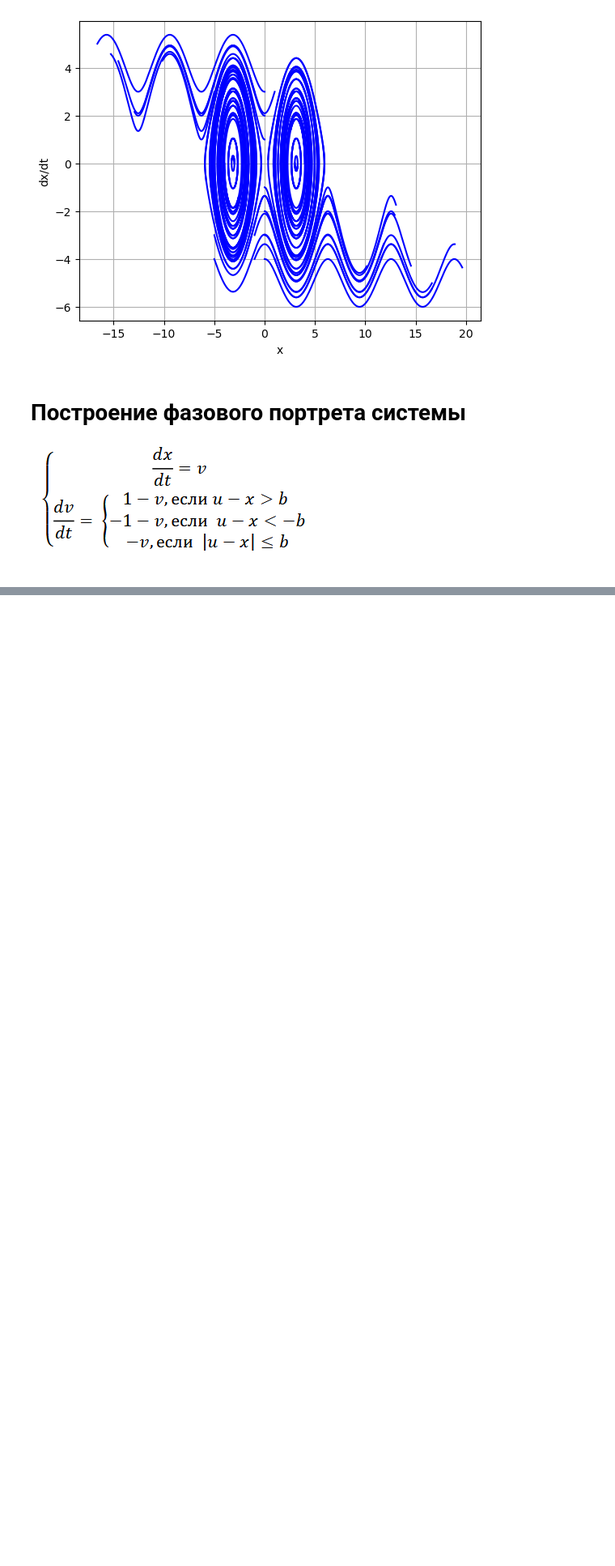
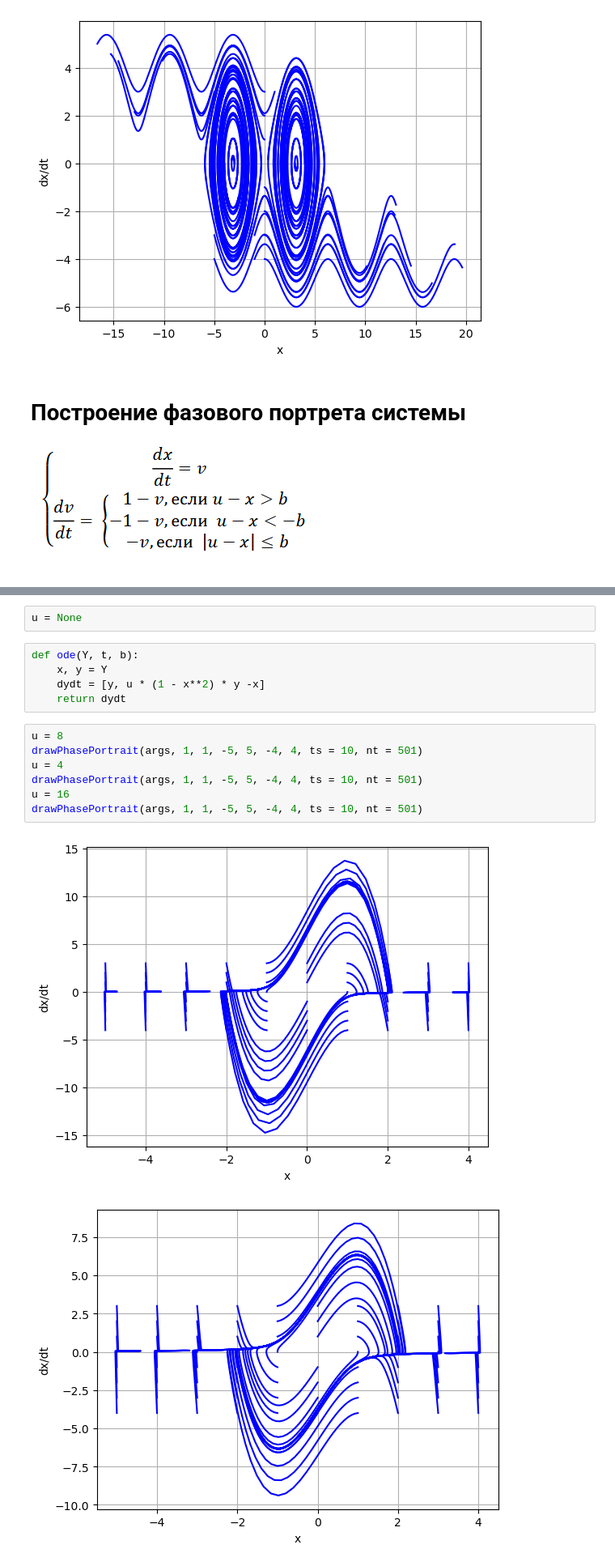
Before and after one commit to Filip-GG/TAU, a Jupyter notebook: 4/main.ipynb, the cells around one changed output, grey strips where cells are left out. Shown at 81% size. Drawn from its saved outputs; the diff is of its cells as text; blank space fills up the shorter version.

```diff
--- a/4/main.ipynb
+++ b/4/main.ipynb
@@ -90,0 +98,17 @@ def ode(Y, t, b):
+# %%
+u = None
+# %%
+def ode(Y, t, b):
+    x, y = Y
+    dydt = [y, u * (1 - x**2) * y -x]
+    return dydt
+# %%
+u = 8
+drawPhasePortrait(args, 1, 1, -5, 5, -4, 4, ts = 10, nt = 501)
+u = 4
+drawPhasePortrait(args, 1, 1, -5, 5, -4, 4, ts = 10, nt = 501)
+u = 16
+drawPhasePortrait(args, 1, 1, -5, 5, -4, 4, ts = 10, nt = 501)
+# %% [output]
+[figure, added]
+[figure, added]
```
Also changed, not shown: parts of 15 cells of this notebook.
